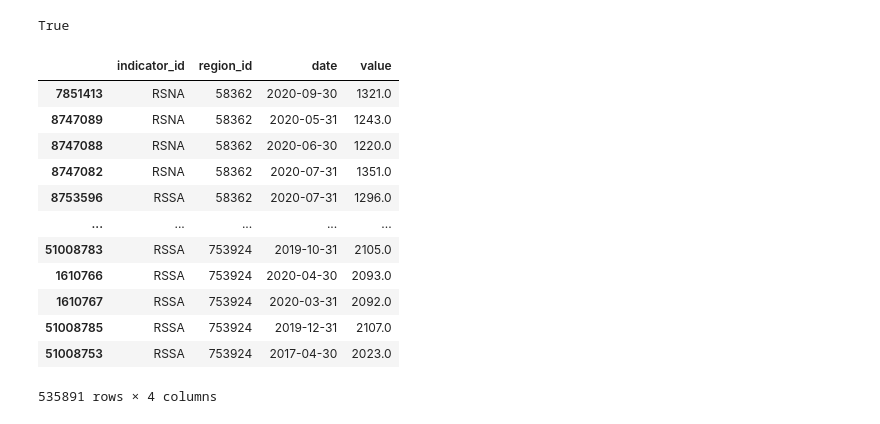
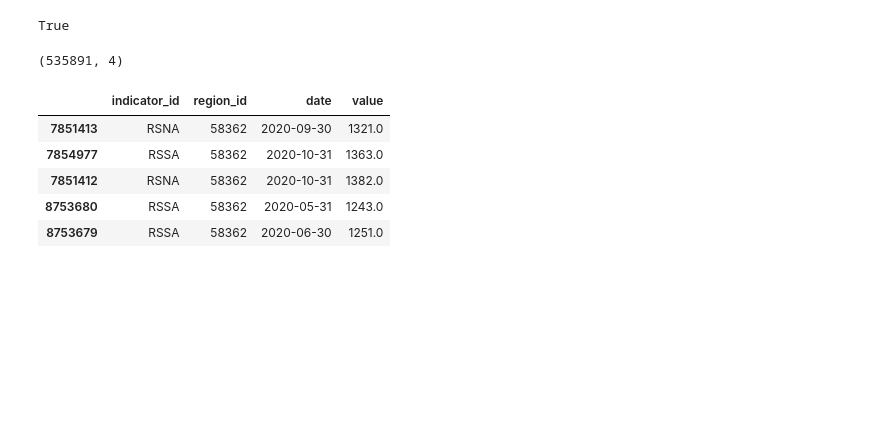
Before and after one commit to BloomTech-Labs/PT17_cityspire-f-ds, a Jupyter notebook: notebooks/exploratory/real_estate.ipynb, the cells around one changed output. Drawn from its saved outputs; the diff is of its cells as text; code cells hidden in the pictures; blank space fills up the shorter version.

```diff
--- a/notebooks/exploratory/real_estate.ipynb
+++ b/notebooks/exploratory/real_estate.ipynb
@@ -265,17 +265,14 @@ sorted(data['indicator_id'].unique()) == sorted(indicators['indicator_id'].uniqu
 True
 # %%
 rental_data = rental_data.sort_values(by=['region_id'])
+rental_data = rental_data[rental_data['indicator_id'].isin(['RSSA', 'RSNA'])]
+print(rental_data.shape)
+rental_data.head()
 # %% [output]
+(535891, 4)
 |  | indicator_id | region_id | date | value |
 | 7851413 | RSNA | 58362 | 2020-09-30 | 1321.0 |
-| 8747089 | RSNA | 58362 | 2020-05-31 | 1243.0 |
-| 8747088 | RSNA | 58362 | 2020-06-30 | 1220.0 |
-| 8747082 | RSNA | 58362 | 2020-07-31 | 1351.0 |
-| 8753596 | RSSA | 58362 | 2020-07-31 | 1296.0 |
-| ... | ... | ... | ... | ... |
-| 51008783 | RSSA | 753924 | 2019-10-31 | 2105.0 |
-| 1610766 | RSSA | 753924 | 2020-04-30 | 2093.0 |
-| 1610767 | RSSA | 753924 | 2020-03-31 | 2092.0 |
-| 51008785 | RSSA | 753924 | 2019-12-31 | 2107.0 |
-| 51008753 | RSSA | 753924 | 2017-04-30 | 2023.0 |
+| 7854977 | RSSA | 58362 | 2020-10-31 | 1363.0 |
+| 7851412 | RSNA | 58362 | 2020-10-31 | 1382.0 |
+| 8753680 | RSSA | 58362 | 2020-05-31 | 1243.0 |
+| 8753679 | RSSA | 58362 | 2020-06-30 | 1251.0 |
-535891 rows × 4 columns
```
Also changed, not shown: parts of 14 cells of this notebook.
